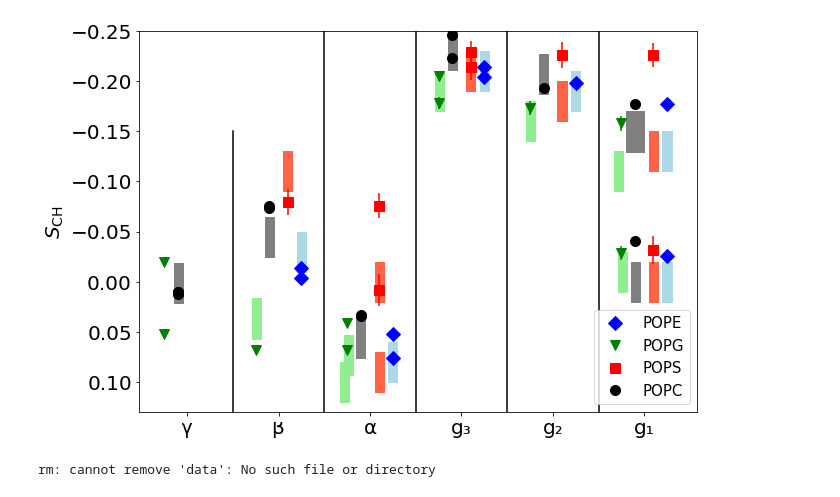
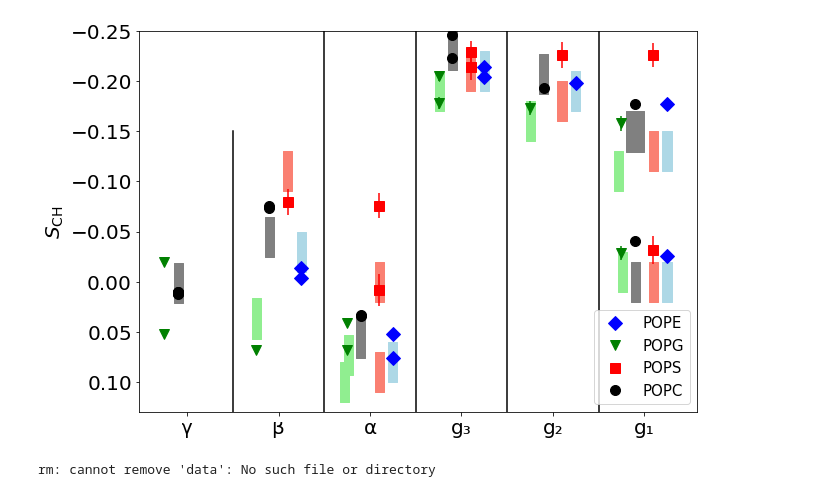
Before and after one commit to akiirik/NMRlipidsIVPEandPG, a Jupyter notebook: scripts/plotDATA.ipynb, the cells around one changed output. Cells and saved outputs as stored; diff of their text form; code cells hidden in the pictures.

Commit message:
Update figure 2 based on referee's comment.

```diff
--- a/scripts/plotDATA.ipynb
+++ b/scripts/plotDATA.ipynb
@@ -127,36 +127,36 @@ POPGexpVALUES2 = {2:12.8*0.00784 , 5: -0.11}
 for i in POPGexpVALUES:
     plt.fill_between([i-0.29,i-0.19],[POPGexpVALUES[i]+0.02,POPGexpVALUES[i]+0.02],[POPGexpVALUES[i]-0.02,POPGexpVALUES[i]-0.02],color='lightgreen')
 for i in POPGexpVALUES2:
     plt.fill_between([i-0.33,i-0.23],[POPGexpVALUES2[i]+0.02,POPGexpVALUES2[i]+0.02],[POPGexpVALUES2[i]-0.02,POPGexpVALUES2[i]-0.02],color='lightgreen')
 
 POPSexpVALUES = {1: -0.11, 2:0.0, 3:-0.21, 4:-0.18, 5: -0.13}
 POPSexpVALUES2 = {2:0.09, 5: 0.0}
 for i in POPSexpVALUES:
-    plt.fill_between([i+0.05,i+0.15],[POPSexpVALUES[i]+0.02,POPSexpVALUES[i]+0.02],[POPSexpVALUES[i]-0.02,POPSexpVALUES[i]-0.02],color='tomato')
+    plt.fill_between([i+0.05,i+0.15],[POPSexpVALUES[i]+0.02,POPSexpVALUES[i]+0.02],[POPSexpVALUES[i]-0.02,POPSexpVALUES[i]-0.02],color='salmon')
 for i in POPSexpVALUES2:
-    plt.fill_between([i+0.05,i+0.15],[POPSexpVALUES2[i]+0.02,POPSexpVALUES2[i]+0.02],[POPSexpVALUES2[i]-0.02,POPSexpVALUES2[i]-0.02],color='tomato')
+    plt.fill_between([i+0.05,i+0.15],[POPSexpVALUES2[i]+0.02,POPSexpVALUES2[i]+0.02],[POPSexpVALUES2[i]-0.02,POPSexpVALUES2[i]-0.02],color='salmon')
 
 POPEexpVALUES = {1: -0.03, 2:0.08, 3:-0.21, 4:-0.19, 5: -0.13}
 POPEexpVALUES2 = {5: 0.0}
 for i in POPEexpVALUES:
     plt.fill_between([i+0.2,i+0.3],[POPEexpVALUES[i]+0.02,POPEexpVALUES[i]+0.02],[POPEexpVALUES[i]-0.02,POPEexpVALUES[i]-0.02],color='lightblue')
 for i in POPEexpVALUES2:
     plt.fill_between([i+0.2,i+0.3],[POPEexpVALUES2[i]+0.02,POPEexpVALUES2[i]+0.02],[POPEexpVALUES2[i]-0.02,POPEexpVALUES2[i]-0.02],color='lightblue')
 
 plt.plot([0.5,0.5],[-0.15,0.13],color = 'black')
 plt.plot([1.5,1.5],[-0.25,0.13],color = 'black')
 plt.plot([2.5,2.5],[-0.25,0.13],color = 'black')
 plt.plot([3.5,3.5],[-0.25,0.13],color = 'black')
 plt.plot([4.5,4.5],[-0.25,0.13],color = 'black')
 
 plt.legend(loc='best',ncol=1, fontsize=15)
 plt.ylabel('$S_\mathrm{CH}$', fontsize=20)
 plt.xticks(xvalues,carbons,fontsize=20)
 plt.yticks(fontsize=20)
 plt.ylim(0.13,-0.25)
 plt.savefig('../Figs/CHARMMfromLIPIDS.pdf', bbox_inches='tight')
 # %% [output]
-[figure, old version]
+[figure, new version]
 # %%
 # %% [output]
 rm: cannot remove 'data': No such file or directory
```
Also changed, not shown: 3 other files.
